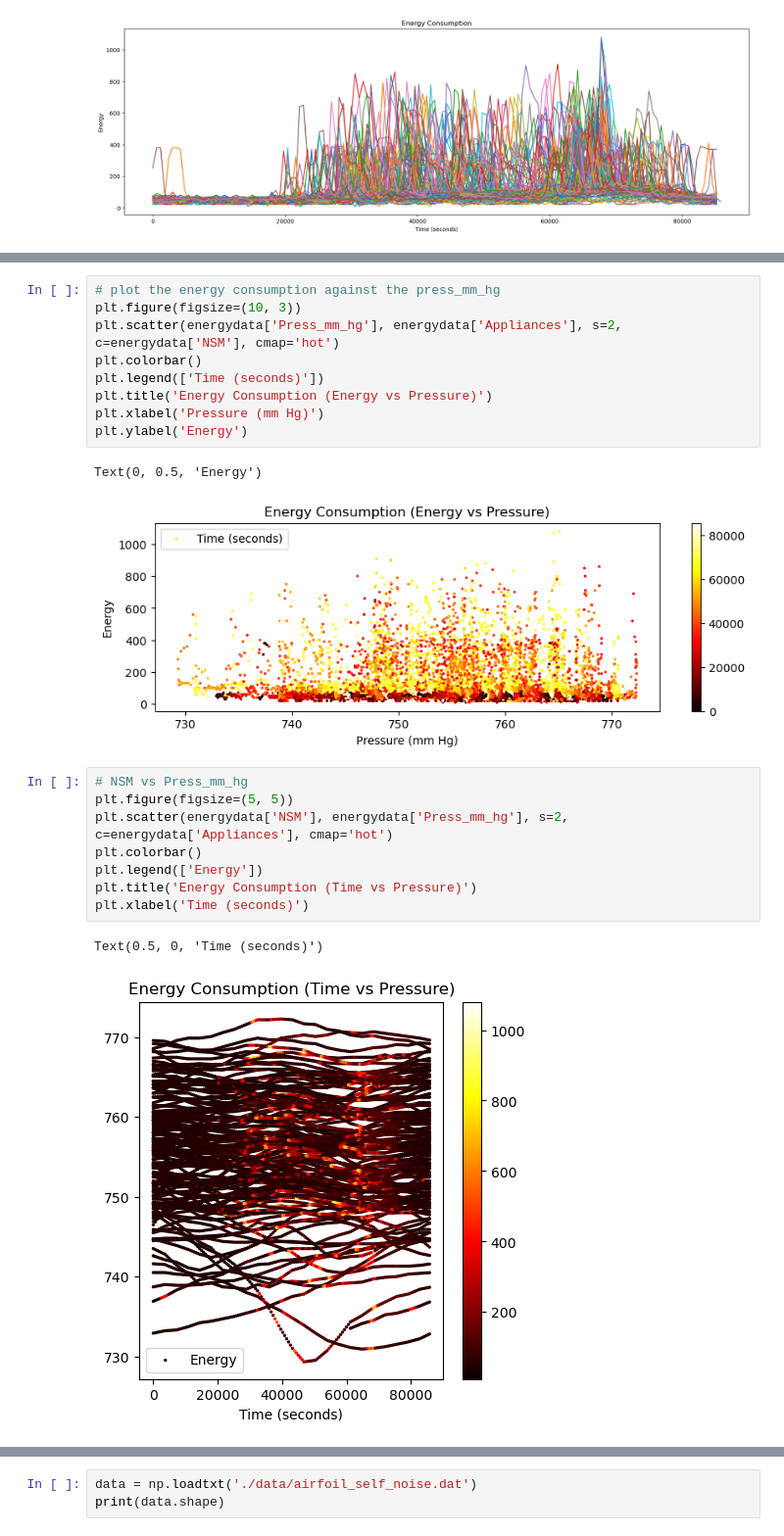
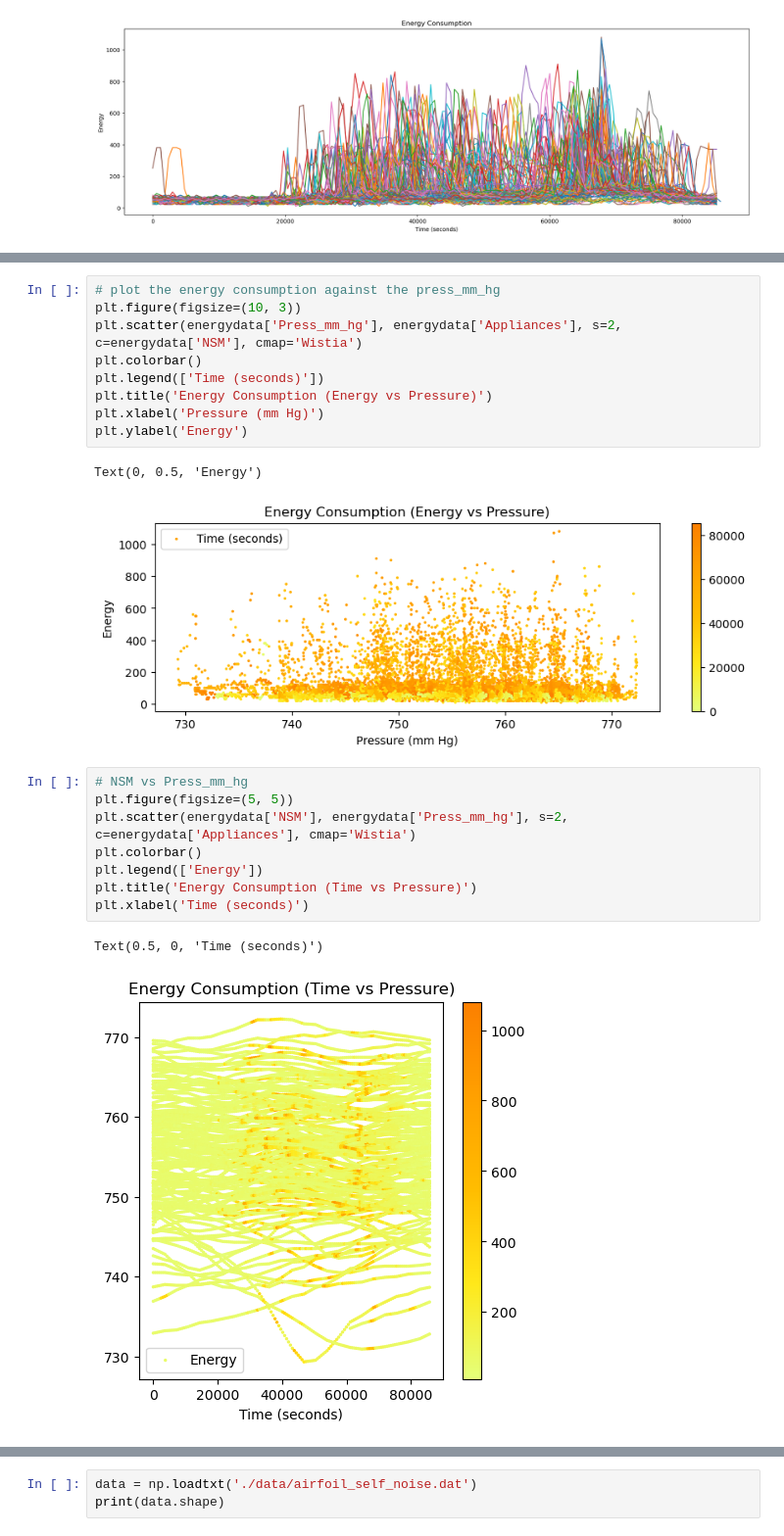
Before and after one commit to PrajwalKoirala/ME592_Homeworks, a Jupyter notebook: HW1/HW1.ipynb, the cells around one changed output, grey strips where cells are left out. Shown at 98% size. Saved outputs shown, nothing was run; the diff lists cells and outputs as text.

```diff
--- a/HW1/HW1.ipynb
+++ b/HW1/HW1.ipynb
@@ -183,7 +205,7 @@ Text(0, 0.5, 'Energy')
 # %%
 # plot the energy consumption against the press_mm_hg
 plt.figure(figsize=(10, 3))
-plt.scatter(energydata['Press_mm_hg'], energydata['Appliances'], s=2, c=energydata['NSM'], cmap='hot')
+plt.scatter(energydata['Press_mm_hg'], energydata['Appliances'], s=2, c=energydata['NSM'], cmap='Wistia')
 plt.colorbar()
 plt.legend(['Time (seconds)'])
 plt.title('Energy Consumption (Energy vs Pressure)')
@@ -191,15 +213,15 @@ plt.xlabel('Pressure (mm Hg)')
 plt.ylabel('Energy')
 # %% [output]
 Text(0, 0.5, 'Energy')
-[figure, old version]
+[figure, new version]
 # %%
 # NSM vs Press_mm_hg
 plt.figure(figsize=(5, 5))
-plt.scatter(energydata['NSM'], energydata['Press_mm_hg'], s=2, c=energydata['Appliances'], cmap='hot')
+plt.scatter(energydata['NSM'], energydata['Press_mm_hg'], s=2, c=energydata['Appliances'], cmap='Wistia')
 plt.colorbar()
 plt.legend(['Energy'])
 plt.title('Energy Consumption (Time vs Pressure)')
 plt.xlabel('Time (seconds)')
 # %% [output]
 Text(0.5, 0, 'Time (seconds)')
-[figure, old version]
+[figure, new version]
```
Also changed, not shown: parts of 11 cells of this notebook.
